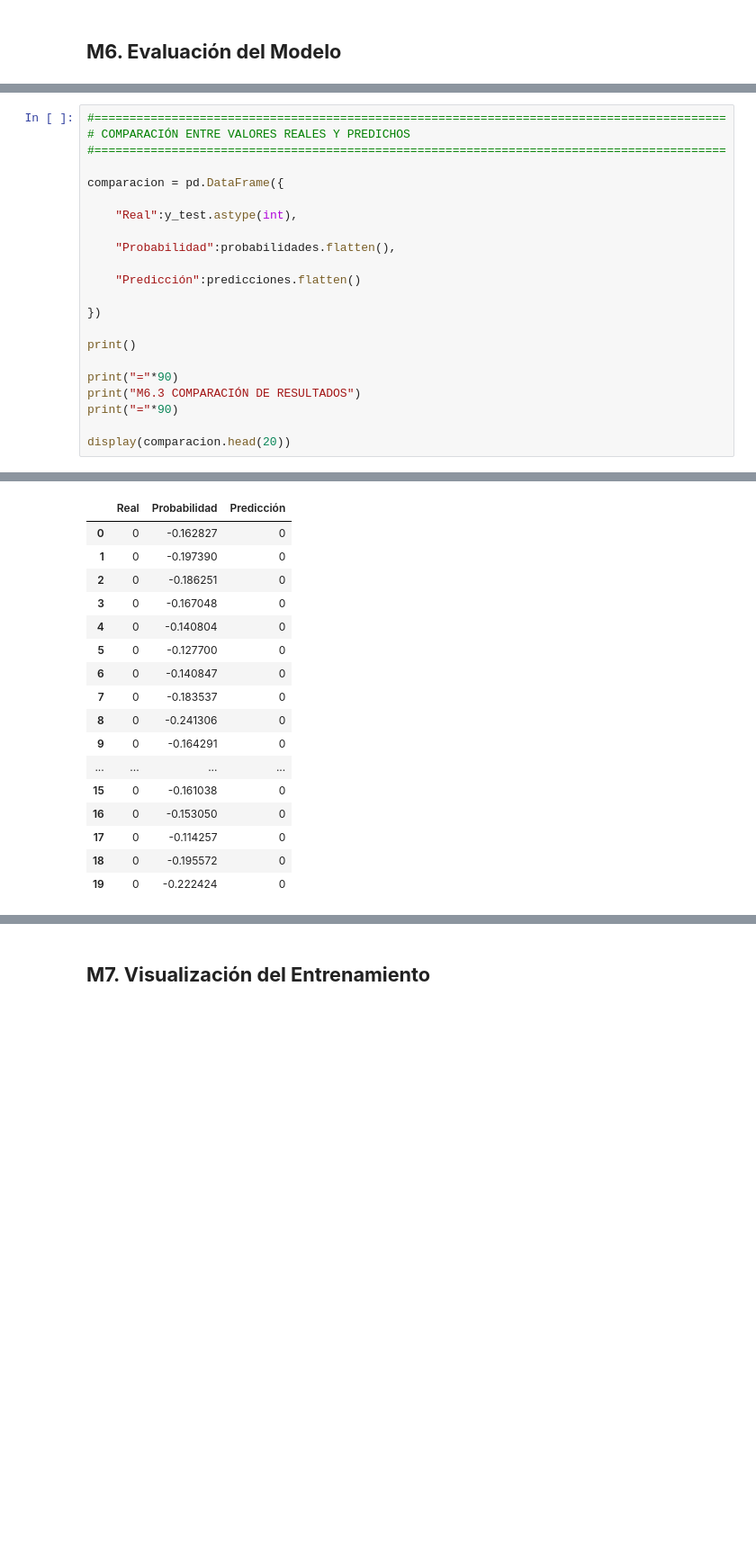
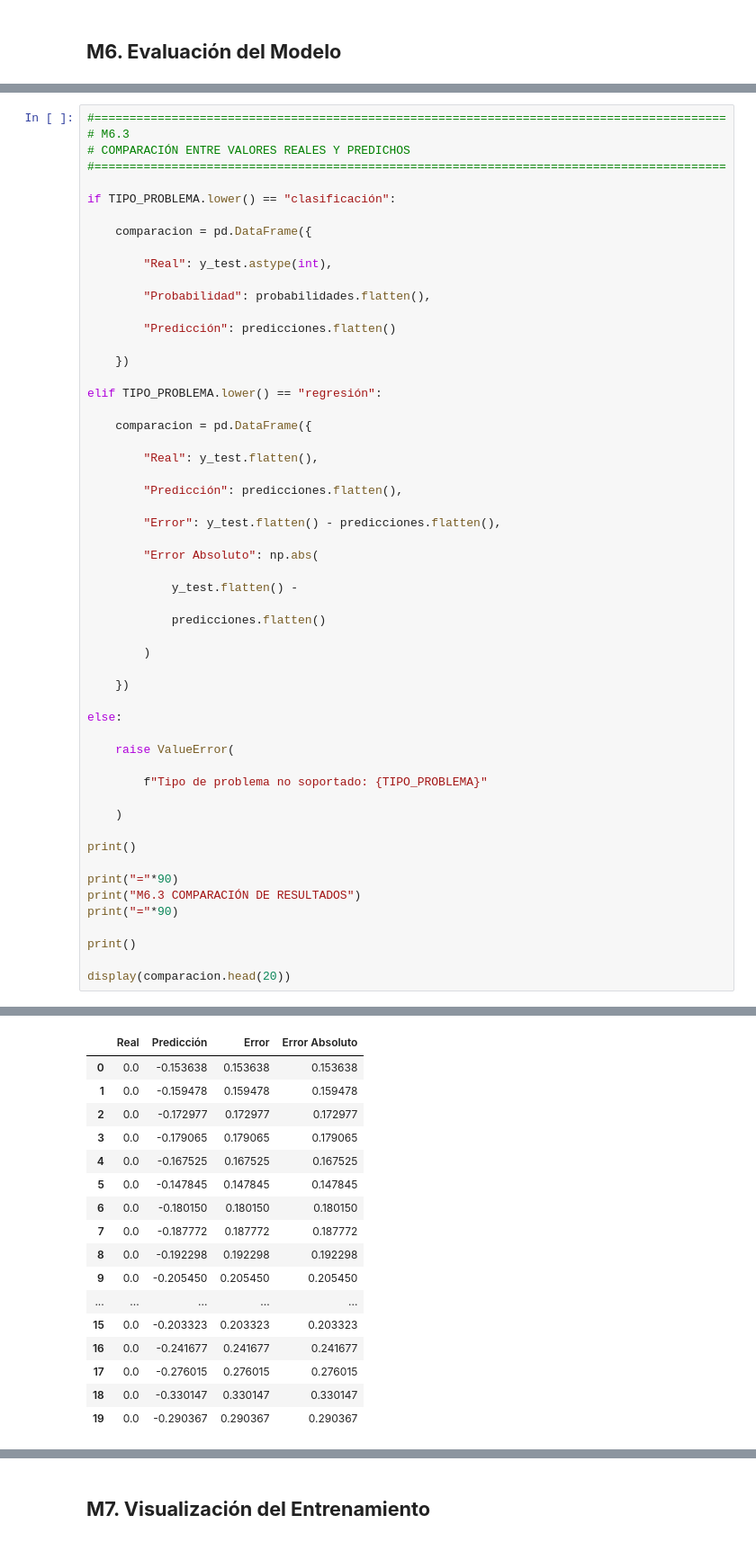
Before and after one commit to josedanielbg/FRAMEWORK_V7, a Jupyter notebook: NOTEBOOKS/C14_MODELADO/FW7_C14_Modelado.ipynb, the cells around one changed output, grey strips where cells are left out. Shown at 90% size. Drawn from its saved outputs; the diff is of its cells as text; blank space fills up the shorter version.

```diff
--- a/NOTEBOOKS/C14_MODELADO/FW7_C14_Modelado.ipynb
+++ b/NOTEBOOKS/C14_MODELADO/FW7_C14_Modelado.ipynb
@@ -1393,45 +1448,78 @@ Umbral de decisión      : 0.50
 # %%
 #==========================================================================================
+# M6.3
 # COMPARACIÓN ENTRE VALORES REALES Y PREDICHOS
 #==========================================================================================
 
-comparacion = pd.DataFrame({
+if TIPO_PROBLEMA.lower() == "clasificación":
 
-    "Real":y_test.astype(int),
+    comparacion = pd.DataFrame({
 
-    "Probabilidad":probabilidades.flatten(),
+        "Real": y_test.astype(int),
 
-    "Predicción":predicciones.flatten()
+        "Probabilidad": probabilidades.flatten(),
 
-})
+        "Predicción": predicciones.flatten()
+
+    })
+
+elif TIPO_PROBLEMA.lower() == "regresión":
+
+    comparacion = pd.DataFrame({
+
+        "Real": y_test.flatten(),
+
+        "Predicción": predicciones.flatten(),
+
+        "Error": y_test.flatten() - predicciones.flatten(),
+
+        "Error Absoluto": np.abs(
+
+            y_test.flatten() -
+
+            predicciones.flatten()
+
+        )
+
+    })
+
+else:
+
+    raise ValueError(
+
+        f"Tipo de problema no soportado: {TIPO_PROBLEMA}"
+
+    )
 
 print()
 
 print("="*90)
 print("M6.3 COMPARACIÓN DE RESULTADOS")
 print("="*90)
 
+print()
+
 display(comparacion.head(20))
 # %% [output]
 ==========================================================================================
 M6.3 COMPARACIÓN DE RESULTADOS
 ==========================================================================================
-|  | Real | Probabilidad | Predicción |
-| 0 | 0 | -0.162827 | 0 |
-| 1 | 0 | -0.197390 | 0 |
-| 2 | 0 | -0.186251 | 0 |
-| 3 | 0 | -0.167048 | 0 |
-| 4 | 0 | -0.140804 | 0 |
-| 5 | 0 | -0.127700 | 0 |
-| 6 | 0 | -0.140847 | 0 |
-| 7 | 0 | -0.183537 | 0 |
-| 8 | 0 | -0.241306 | 0 |
-| 9 | 0 | -0.164291 | 0 |
-| ... | ... | ... | ... |
-| 15 | 0 | -0.161038 | 0 |
-| 16 | 0 | -0.153050 | 0 |
-| 17 | 0 | -0.114257 | 0 |
-| 18 | 0 | -0.195572 | 0 |
-| 19 | 0 | -0.222424 | 0 |
+|  | Real | Predicción | Error | Error Absoluto |
+| 0 | 0.0 | -0.153638 | 0.153638 | 0.153638 |
+| 1 | 0.0 | -0.159478 | 0.159478 | 0.159478 |
+| 2 | 0.0 | -0.172977 | 0.172977 | 0.172977 |
+| 3 | 0.0 | -0.179065 | 0.179065 | 0.179065 |
+| 4 | 0.0 | -0.167525 | 0.167525 | 0.167525 |
+| 5 | 0.0 | -0.147845 | 0.147845 | 0.147845 |
+| 6 | 0.0 | -0.180150 | 0.180150 | 0.180150 |
+| 7 | 0.0 | -0.187772 | 0.187772 | 0.187772 |
+| 8 | 0.0 | -0.192298 | 0.192298 | 0.192298 |
+| 9 | 0.0 | -0.205450 | 0.205450 | 0.205450 |
+| ... | ... | ... | ... | ... |
+| 15 | 0.0 | -0.203323 | 0.203323 | 0.203323 |
+| 16 | 0.0 | -0.241677 | 0.241677 | 0.241677 |
+| 17 | 0.0 | -0.276015 | 0.276015 | 0.276015 |
+| 18 | 0.0 | -0.330147 | 0.330147 | 0.330147 |
+| 19 | 0.0 | -0.290367 | 0.290367 | 0.290367 |
 # %%
 #==========================================================================================
```
Also changed, not shown: parts of 26 cells of this notebook.
